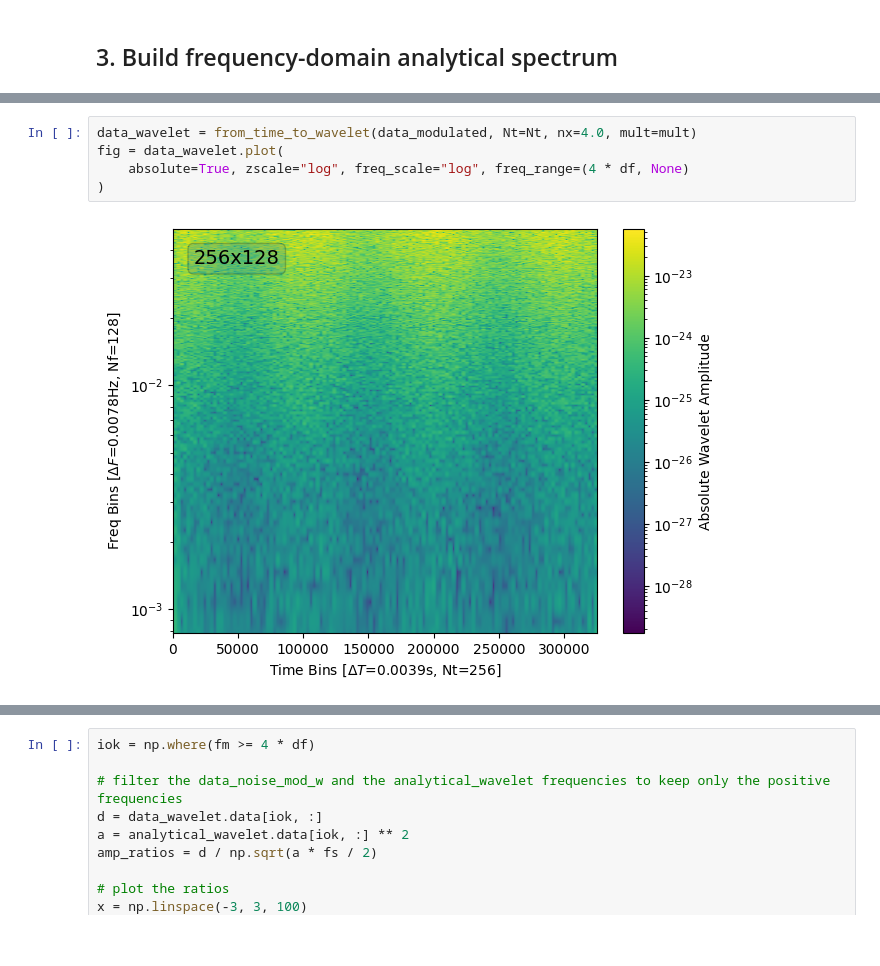
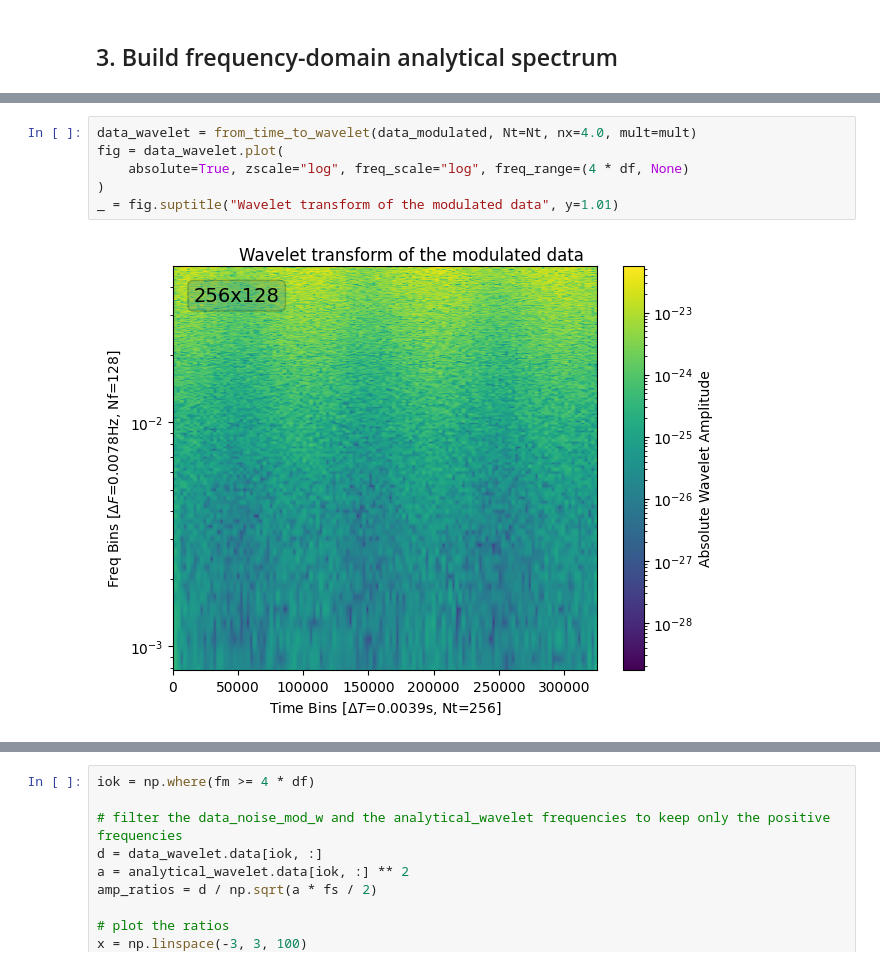
Before and after one commit to pywavelet/pywavelet, a Jupyter notebook: docs/demos/noise-wavelet-demo.ipynb, the cells around one changed output, grey strips where cells are left out. Cells and saved outputs as stored; diff of their text form; blank space fills up the shorter version.

```diff
--- a/docs/demos/noise-wavelet-demo.ipynb
+++ b/docs/demos/noise-wavelet-demo.ipynb
@@ -130,10 +124,11 @@ dt=2560.0, df=0.0001953125
 # %%
 data_wavelet = from_time_to_wavelet(data_modulated, Nt=Nt, nx=4.0, mult=mult)
 fig = data_wavelet.plot(
     absolute=True, zscale="log", freq_scale="log", freq_range=(4 * df, None)
 )
+_ = fig.suptitle("Wavelet transform of the modulated data", y=1.01)
 # %% [output]
-[figure, old version]
+[figure, new version]
 # %%
 tn = data_wavelet.time.data
 fm = data_wavelet.freq.data
```
Also changed, not shown: parts of 6 cells of this notebook.
